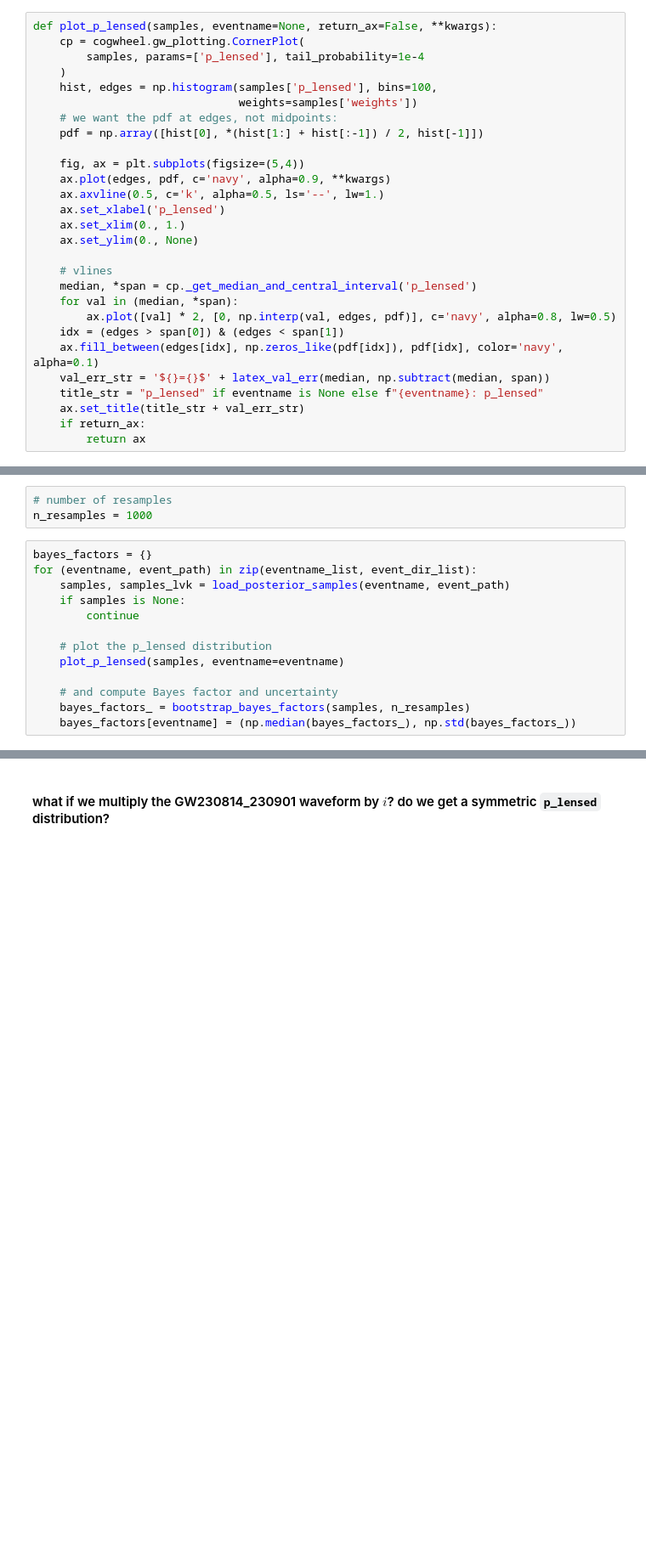
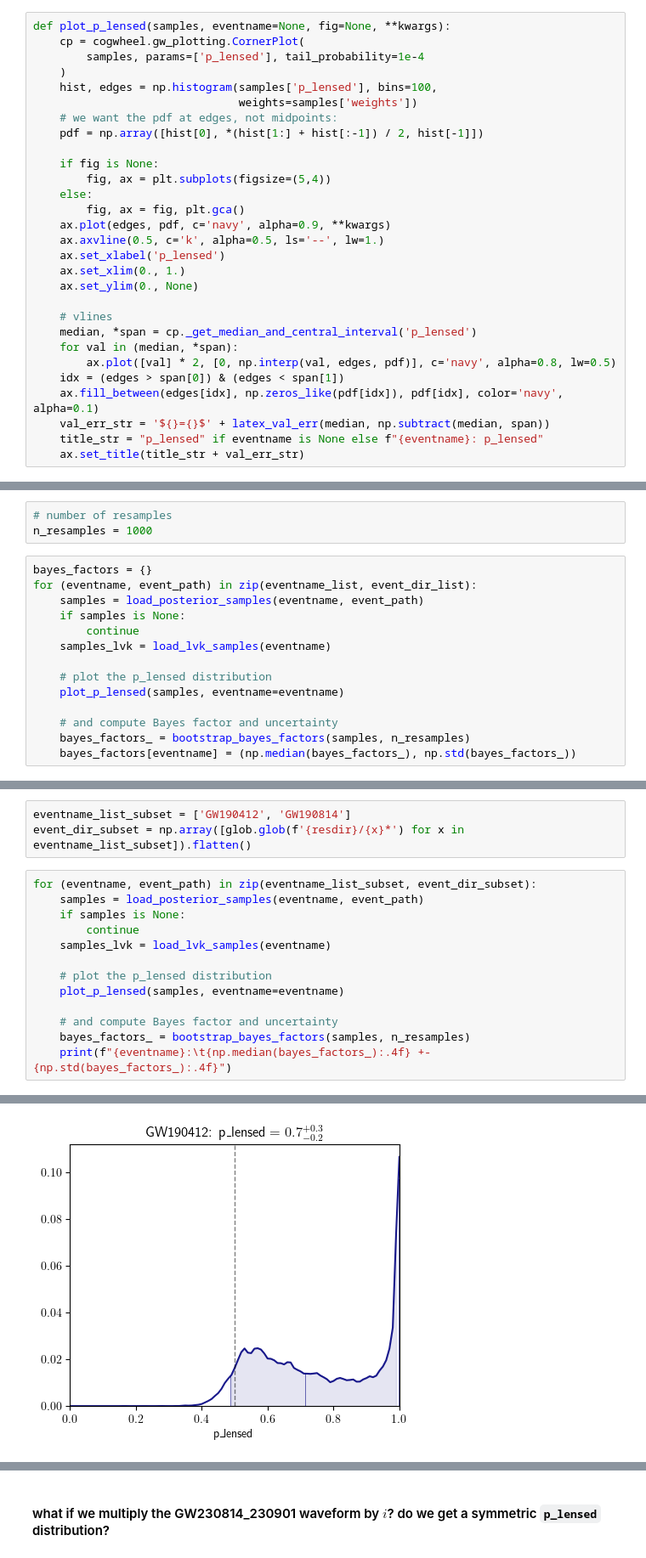
Before and after one commit to abbyw24/gw-parameter-estimation, a Jupyter notebook: notebooks/PE_results_lensing.ipynb, the cells around one changed output, grey strips where cells are left out. Shown at 85% size. Saved outputs shown, nothing was run; the diff lists cells and outputs as text; blank space fills up the shorter version.

```diff
--- a/notebooks/PE_results_lensing.ipynb
+++ b/notebooks/PE_results_lensing.ipynb
@@ -81,5 +51,5 @@ def load_posterior_samples(eventname, event_path):
 # %%
-def plot_p_lensed(samples, eventname=None, return_ax=False, **kwargs):
+def plot_p_lensed(samples, eventname=None, fig=None, **kwargs):
     cp = cogwheel.gw_plotting.CornerPlot(
         samples, params=['p_lensed'], tail_probability=1e-4
     )
@@ -88,7 +58,10 @@ def plot_p_lensed(samples, eventname=None, return_ax=False, **kwargs):
     # we want the pdf at edges, not midpoints:
     pdf = np.array([hist[0], *(hist[1:] + hist[:-1]) / 2, hist[-1]])
 
-    fig, ax = plt.subplots(figsize=(5,4))
+    if fig is None:
+        fig, ax = plt.subplots(figsize=(5,4))
+    else:
+        fig, ax = fig, plt.gca()
     ax.plot(edges, pdf, c='navy', alpha=0.9, **kwargs)
     ax.axvline(0.5, c='k', alpha=0.5, ls='--', lw=1.)
     ax.set_xlabel('p_lensed')
@@ -104,8 +77,6 @@ def plot_p_lensed(samples, eventname=None, return_ax=False, **kwargs):
     val_err_str = '${}={}$' + latex_val_err(median, np.subtract(median, span))
     title_str = "p_lensed" if eventname is None else f"{eventname}: p_lensed"
     ax.set_title(title_str + val_err_str)
-    if return_ax:
-        return ax
 # %%
 # plot parameters for our cogwheel results:
 plot_params = [
@@ -124,9 +95,10 @@ n_resamples = 1000
 # %%
 bayes_factors = {}
 for (eventname, event_path) in zip(eventname_list, event_dir_list):
-    samples, samples_lvk = load_posterior_samples(eventname, event_path)
+    samples = load_posterior_samples(eventname, event_path)
     if samples is None:
         continue
+    samples_lvk = load_lvk_samples(eventname)
 
     # plot the p_lensed distribution
     plot_p_lensed(samples, eventname=eventname)
@@ -196,0 +173,17 @@ GW230927_153832:        1.0026 +- 0.0004
+# %%
+eventname_list_subset = ['GW190412', 'GW190814']
+event_dir_subset = np.array([glob.glob(f'{resdir}/{x}*') for x in eventname_list_subset]).flatten()
+# %%
+for (eventname, event_path) in zip(eventname_list_subset, event_dir_subset):
+    samples = load_posterior_samples(eventname, event_path)
+    if samples is None:
+        continue
+    samples_lvk = load_lvk_samples(eventname)
+
+    # plot the p_lensed distribution
+    plot_p_lensed(samples, eventname=eventname)
+
+    # and compute Bayes factor and uncertainty
+    bayes_factors_ = bootstrap_bayes_factors(samples, n_resamples)
+    print(f"{eventname}:\t{np.median(bayes_factors_):.4f} +- {np.std(bayes_factors_):.4f}")
+# %% [output]
@@ -196,0 +196 @@ GW230927_153832:        1.0026 +- 0.0004
+[figure, added]
```
Also changed, not shown: parts of 13 cells of this notebook, 7 other files.
